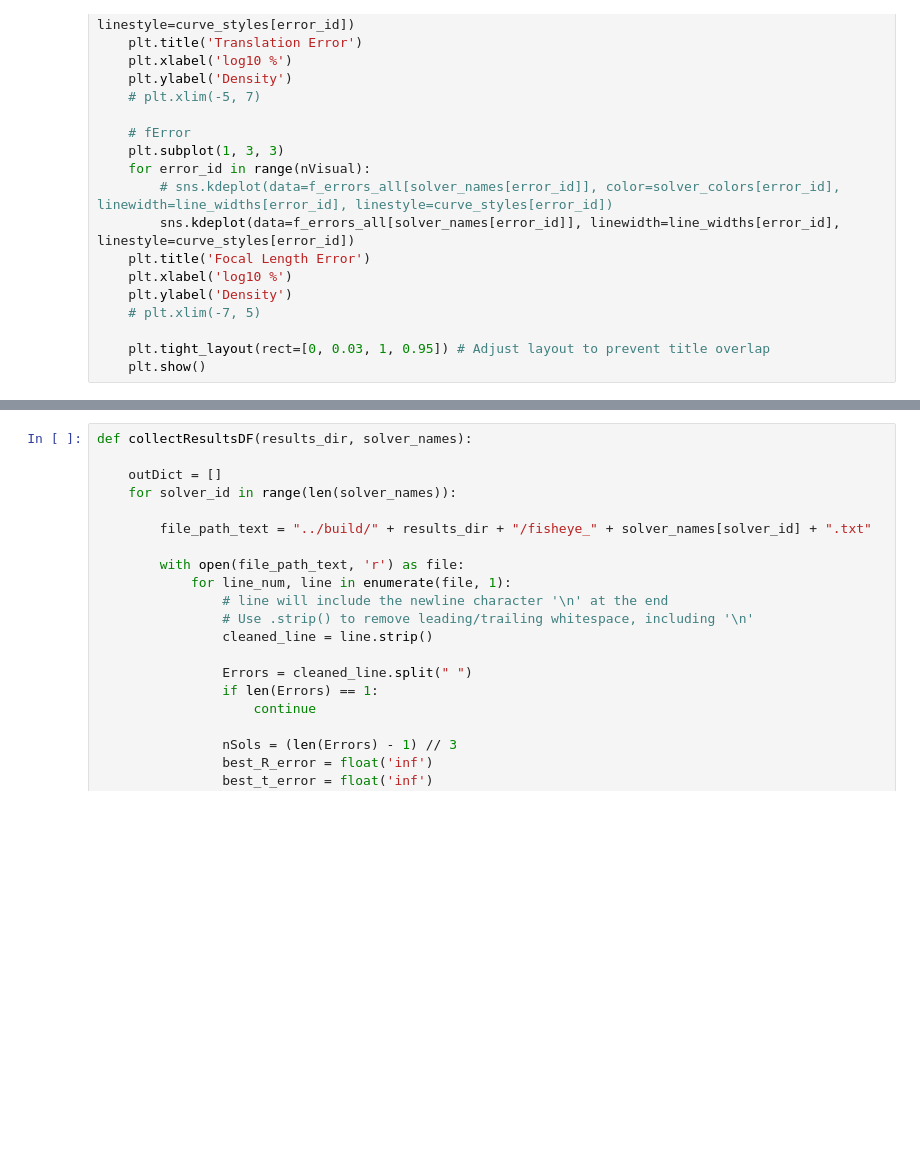
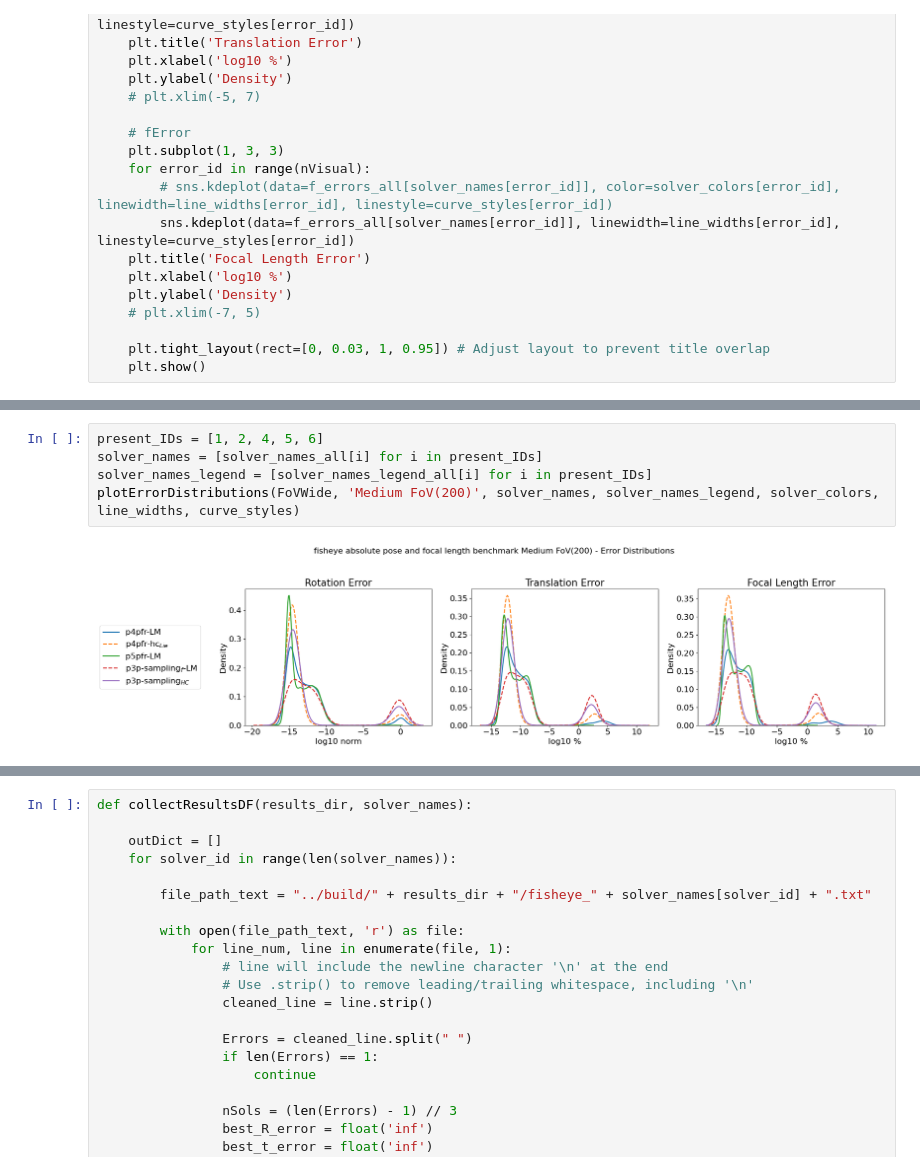
Before and after one commit to XinnnyueZhang/PoseLib, a Jupyter notebook: fisheye_experiments/visualNumericalStability.ipynb, the cells around one changed output, grey strips where cells are left out. Cells and saved outputs as stored; diff of their text form; blank space fills up the shorter version.

```diff
--- a/fisheye_experiments/visualNumericalStability.ipynb
+++ b/fisheye_experiments/visualNumericalStability.ipynb
@@ -144,3 +157,10 @@ plotErrorDistributions(FoVMedium, 'Medium FoV(75)', solver_names, solver_names_l
+# %%
+present_IDs = [1, 2, 4, 5, 6]
+solver_names = [solver_names_all[i] for i in present_IDs]
+solver_names_legend = [solver_names_legend_all[i] for i in present_IDs]
+plotErrorDistributions(FoVWide, 'Medium FoV(200)', solver_names, solver_names_legend, solver_colors, line_widths, curve_styles)
+# %% [output]
+[figure, added]
 # %%
 present_IDs = [1, 4]
 solver_names = [solver_names_all[i] for i in present_IDs]
```
Also changed, not shown: parts of 5 cells of this notebook, 20 other files.
